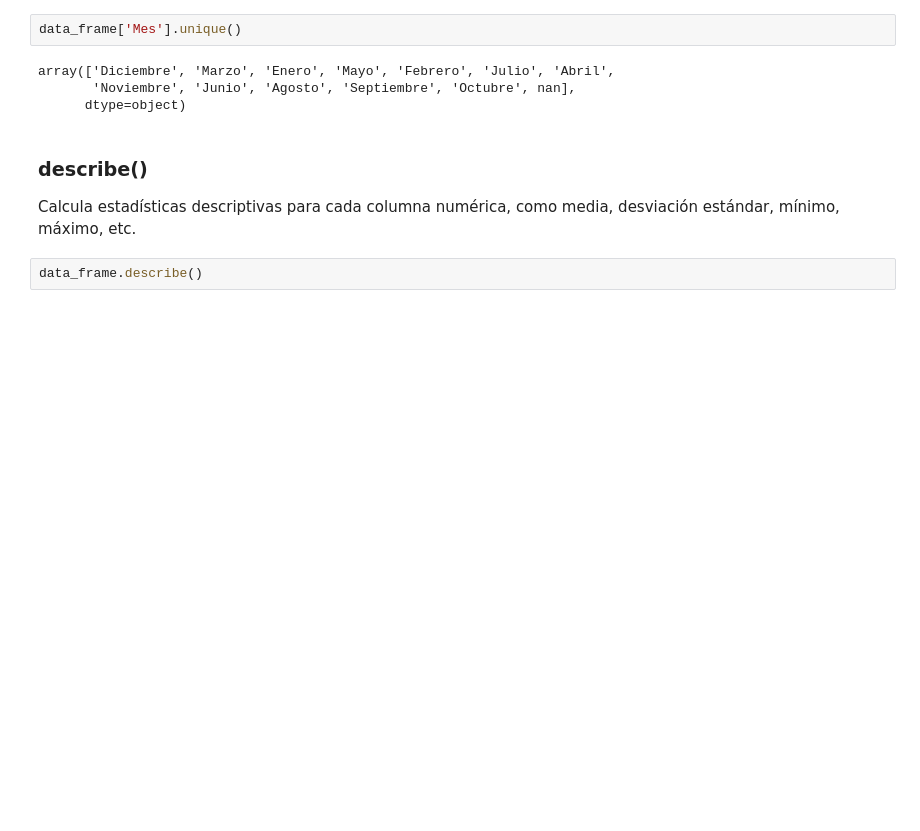
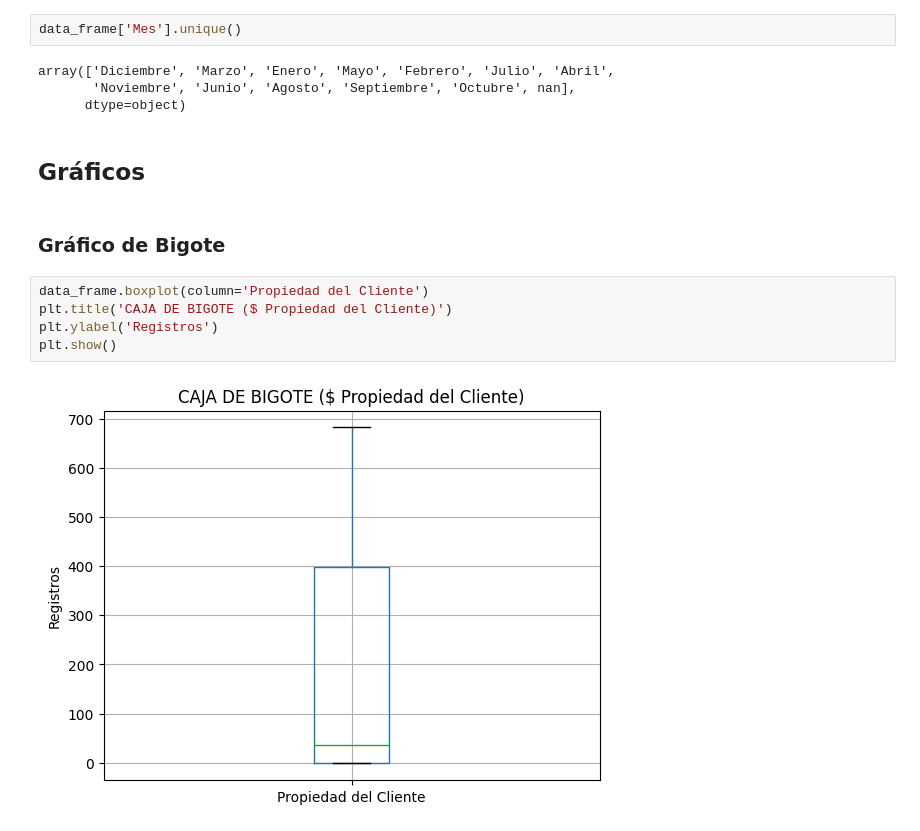
Before and after one commit to alexanderbeleno16/implementacion_gradiente_gbm, a Jupyter notebook: implementacion_gradiente_GBM.ipynb, the cells around one changed output. Drawn from its saved outputs; the diff is of its cells as text; blank space fills up the shorter version.

```diff
--- a/implementacion_gradiente_GBM.ipynb
+++ b/implementacion_gradiente_GBM.ipynb
@@ -98,8 +98,14 @@ data_frame['Mes'].unique()
 array(['Diciembre', 'Marzo', 'Enero', 'Mayo', 'Febrero', 'Julio', 'Abril',
        'Noviembre', 'Junio', 'Agosto', 'Septiembre', 'Octubre', nan],
       dtype=object)
-# %% [markdown]
-### **describe()**
-Calcula estadísticas descriptivas para cada columna numérica, como media, desviación estándar, mínimo, máximo, etc.
-# %%
-data_frame.describe()
+# %% [markdown]
+## **Gráficos**
+# %% [markdown]
+### Gráfico de Bigote
+# %%
+data_frame.boxplot(column='Propiedad del Cliente')
+plt.title('CAJA DE BIGOTE ($ Propiedad del Cliente)')
+plt.ylabel('Registros')
+plt.show()
+# %% [output]
+[figure, added]
```
